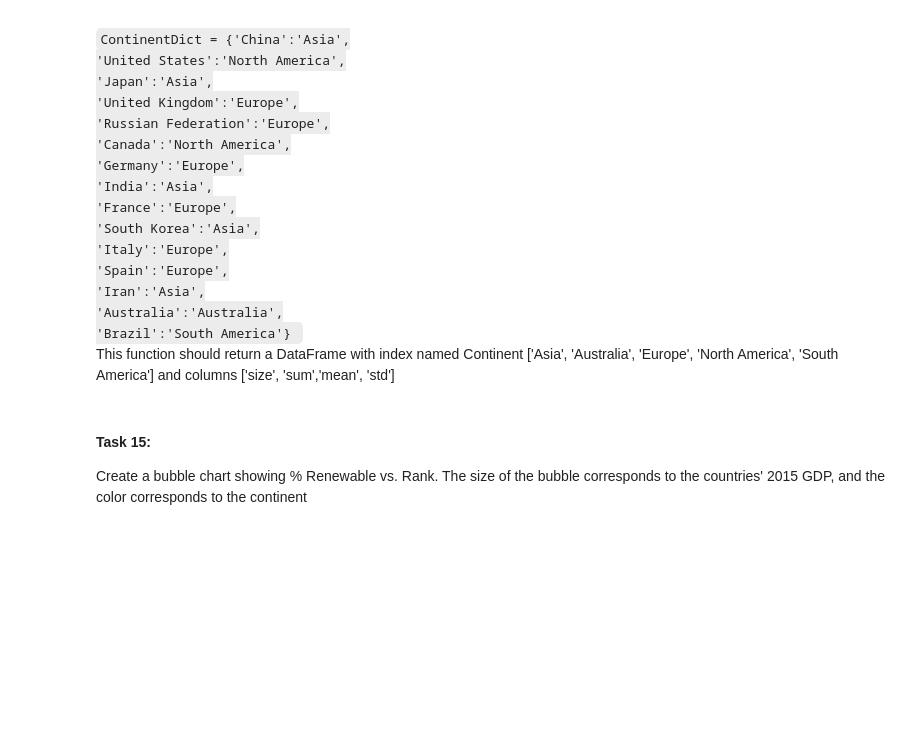
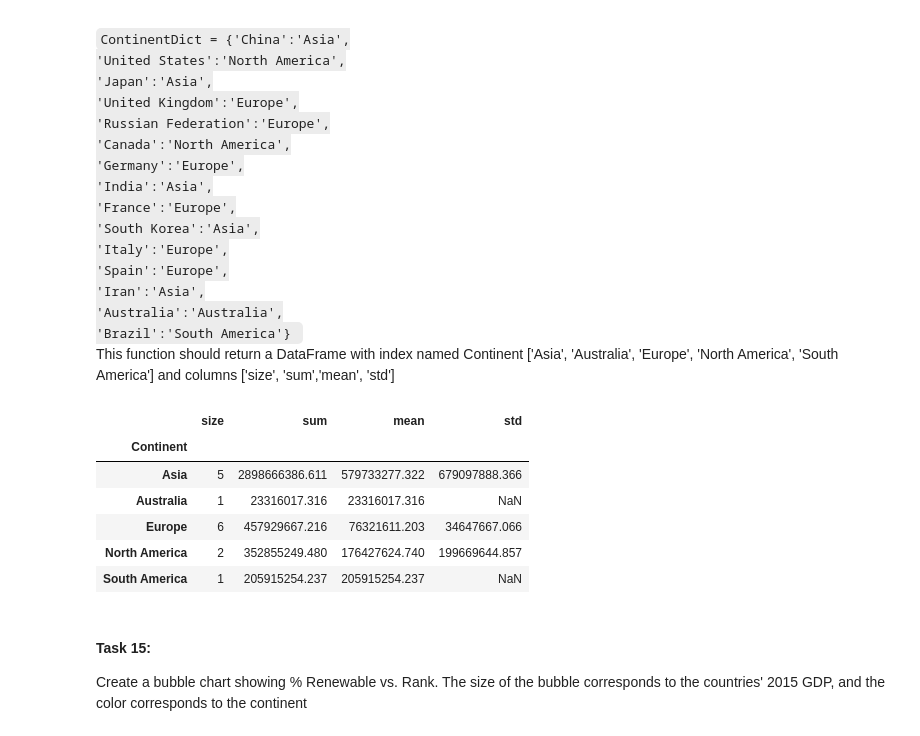
Before and after one commit to luna2325/python-data-processing-lab-3, a Jupyter notebook: Third_lab.ipynb, the cells around one changed output. Saved outputs shown, nothing was run; the diff lists cells and outputs as text; code cells hidden in the pictures; blank space fills up the shorter version.

```diff
--- a/Third_lab.ipynb
+++ b/Third_lab.ipynb
@@ -224,30 +288,38 @@ This function should return a DataFrame with index named Continent ['Asia', 'Aus
 # %%
 ContinentDict  = {'China':'Asia',
 'United States':'North America',
 'Japan':'Asia',
 'United Kingdom':'Europe',
 'Russian Federation':'Europe',
 'Canada':'North America',
 'Germany':'Europe',
 'India':'Asia',
 'France':'Europe',
 'South Korea':'Asia',
 'Italy':'Europe',
 'Spain':'Europe',
 'Iran':'Asia',
 'Australia':'Australia',
 'Brazil':'South America'}
 def task_forteen():
     merged_data['Continent'] = merged_data.index.map(ContinentDict)
     resultDf = merged_data.groupby('Continent').agg(
                     size = pd.NamedAgg(column='population estimation', aggfunc='count'),
                     sum = pd.NamedAgg(column='population estimation', aggfunc='sum'),
                     mean = pd.NamedAgg(column='population estimation', aggfunc='mean'),
                     std = pd.NamedAgg(column='population estimation', aggfunc='std'),
     )
     return resultDf
 
-task_forteen()
+display(task_forteen())
+# %% [output]
+|  | size | sum | mean | std |
+| Continent |  |  |  |  |
+| Asia | 5 | 2898666386.611 | 579733277.322 | 679097888.366 |
+| Australia | 1 | 23316017.316 | 23316017.316 | NaN |
+| Europe | 6 | 457929667.216 | 76321611.203 | 34647667.066 |
+| North America | 2 | 352855249.480 | 176427624.740 | 199669644.857 |
+| South America | 1 | 205915254.237 | 205915254.237 | NaN |
 # %% [markdown]
 #### Task 15:
 Create a bubble chart showing % Renewable vs. Rank. The size of the bubble corresponds to the countries' 2015 GDP, and the color corresponds to the continent
```
Also changed, not shown: parts of 12 cells of this notebook.
